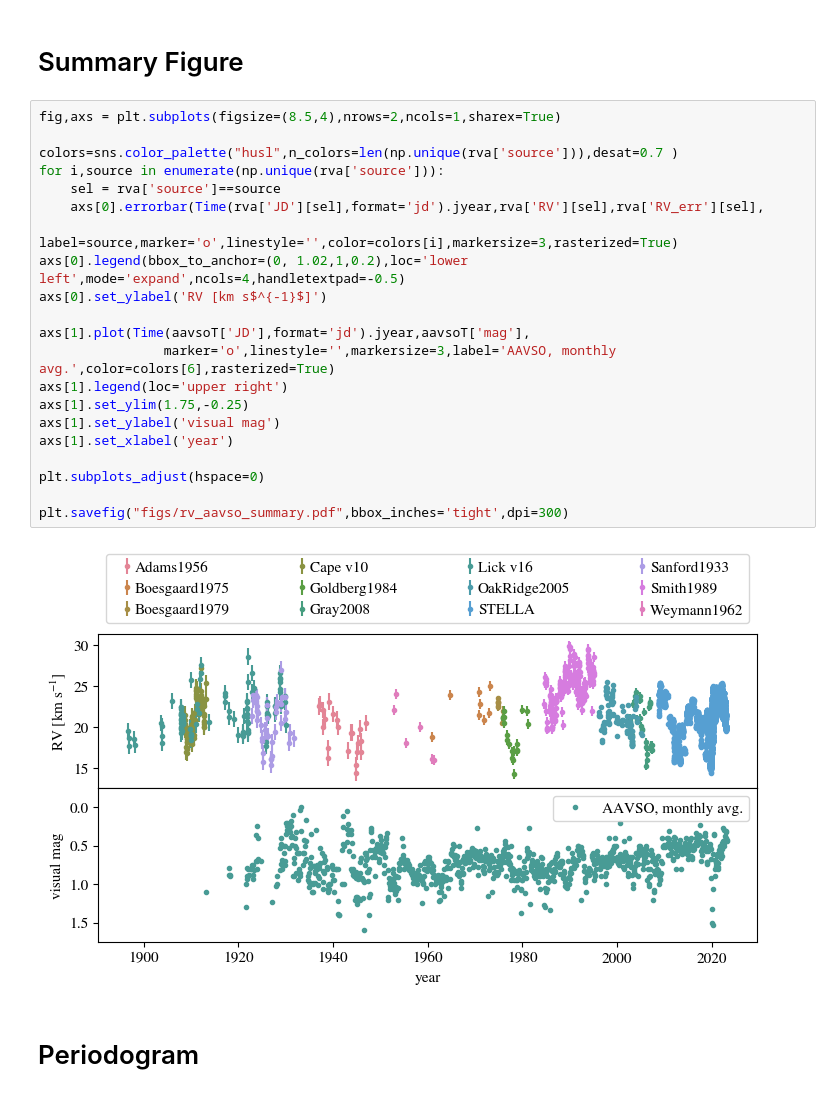
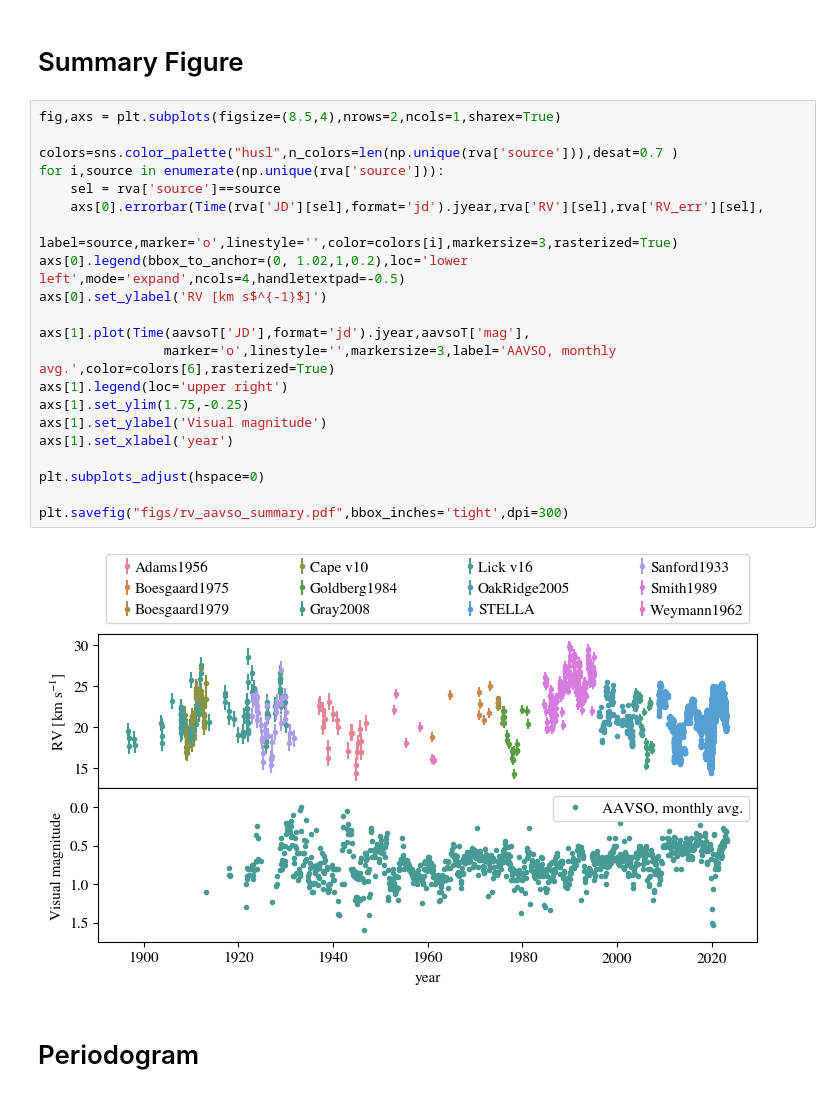
Before and after one commit to morganemacleod/BetelgeuseLittleFriend, a Jupyter notebook: Betelgeuse_LittleFriend_Analysis.ipynb, the cells around one changed output. Saved outputs shown, nothing was run; the diff lists cells and outputs as text.

```diff
--- a/Betelgeuse_LittleFriend_Analysis.ipynb
+++ b/Betelgeuse_LittleFriend_Analysis.ipynb
@@ -116,26 +116,26 @@ Text(0, 0.5, 'mag, flattened')
 # %%
 fig,axs = plt.subplots(figsize=(8.5,4),nrows=2,ncols=1,sharex=True)
 
 colors=sns.color_palette("husl",n_colors=len(np.unique(rva['source'])),desat=0.7 )
 for i,source in enumerate(np.unique(rva['source'])):
     sel = rva['source']==source
     axs[0].errorbar(Time(rva['JD'][sel],format='jd').jyear,rva['RV'][sel],rva['RV_err'][sel],
                  label=source,marker='o',linestyle='',color=colors[i],markersize=3,rasterized=True)
 axs[0].legend(bbox_to_anchor=(0, 1.02,1,0.2),loc='lower left',mode='expand',ncols=4,handletextpad=-0.5)
 axs[0].set_ylabel('RV [km s$^{-1}$]')
 
 axs[1].plot(Time(aavsoT['JD'],format='jd').jyear,aavsoT['mag'],
                 marker='o',linestyle='',markersize=3,label='AAVSO, monthly avg.',color=colors[6],rasterized=True)
 axs[1].legend(loc='upper right')
 axs[1].set_ylim(1.75,-0.25)
-axs[1].set_ylabel('visual mag')
+axs[1].set_ylabel('Visual magnitude')
 axs[1].set_xlabel('year')
 
 plt.subplots_adjust(hspace=0)
 
 plt.savefig("figs/rv_aavso_summary.pdf",bbox_inches='tight',dpi=300)
 # %% [output]
-[figure, old version]
+[figure, new version]
 # %% [markdown]
 # Periodogram
 # %%
```
Also changed, not shown: parts of 4 cells of this notebook, 5 other files.
